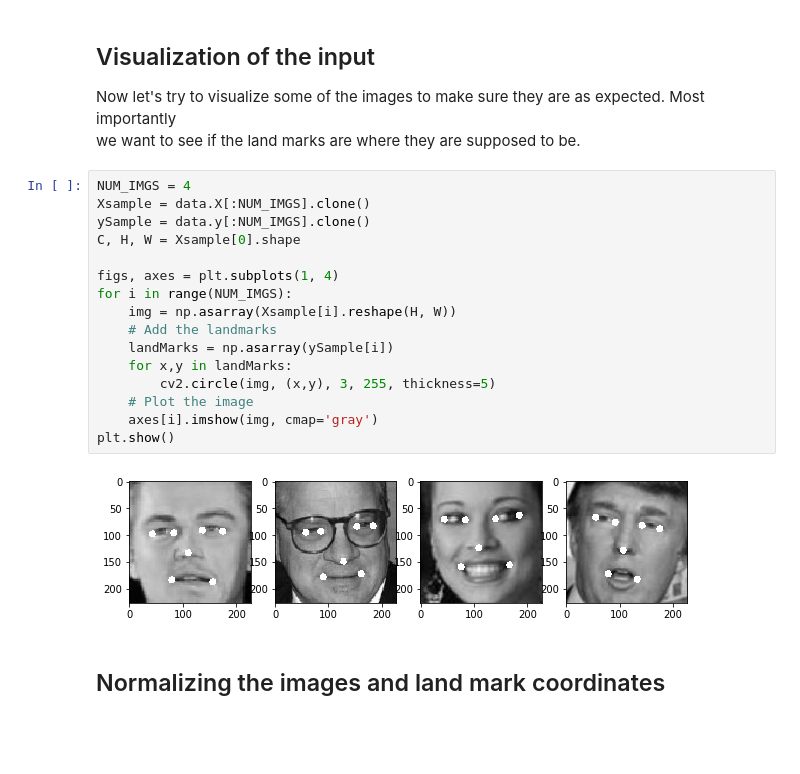
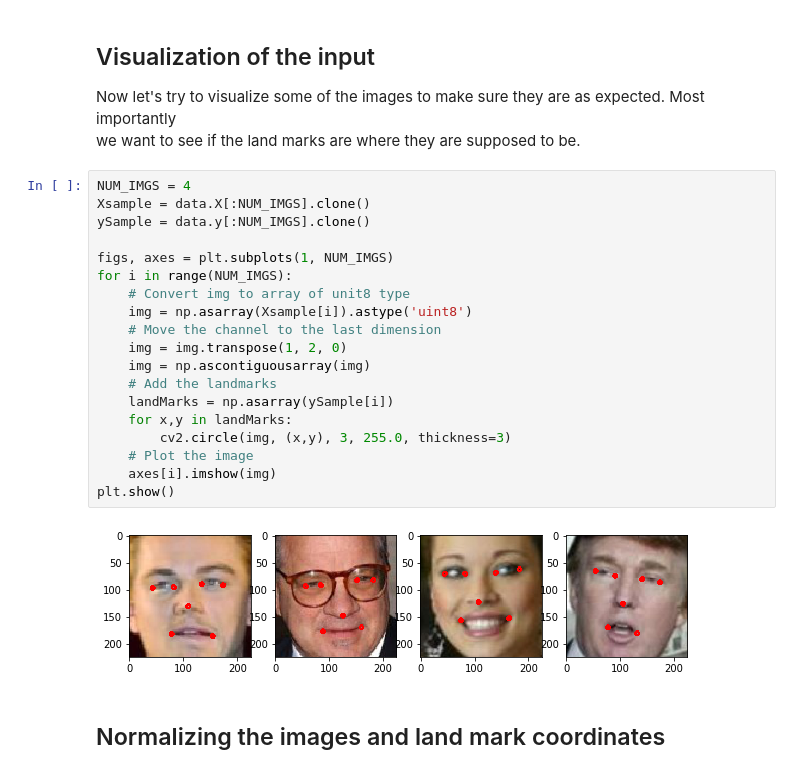
Before and after one commit to reza-asad/Facial-Landmark-Regression, a Jupyter notebook: FacialLandmarkDetection.ipynb, the cells around one changed output. Drawn from its saved outputs; the diff is of its cells as text; blank space fills up the shorter version.

```diff
--- a/FacialLandmarkDetection.ipynb
+++ b/FacialLandmarkDetection.ipynb
@@ -31,21 +30,24 @@ we want to see if the land marks are where they are supposed to be.
 # %%
 NUM_IMGS = 4
 Xsample = data.X[:NUM_IMGS].clone()
 ySample = data.y[:NUM_IMGS].clone()
-C, H, W = Xsample[0].shape
 
-figs, axes = plt.subplots(1, 4)
+figs, axes = plt.subplots(1, NUM_IMGS)
 for i in range(NUM_IMGS):
-    img = np.asarray(Xsample[i].reshape(H, W))
+    # Convert img to array of unit8 type
+    img = np.asarray(Xsample[i]).astype('uint8')
+    # Move the channel to the last dimension
+    img = img.transpose(1, 2, 0)
+    img = np.ascontiguousarray(img)
     # Add the landmarks
     landMarks = np.asarray(ySample[i])
     for x,y in landMarks:
-        cv2.circle(img, (x,y), 3, 255, thickness=5)
+        cv2.circle(img, (x,y), 3, 255.0, thickness=3)
     # Plot the image
-    axes[i].imshow(img, cmap='gray')
+    axes[i].imshow(img)
 plt.show()
 # %% [output]
-[figure, old version]
+[figure, new version]
 # %% [markdown]
 ## Normalizing the images and land mark coordinates
 # %%
```
Also changed, not shown: parts of 5 cells of this notebook, 4 other files.
